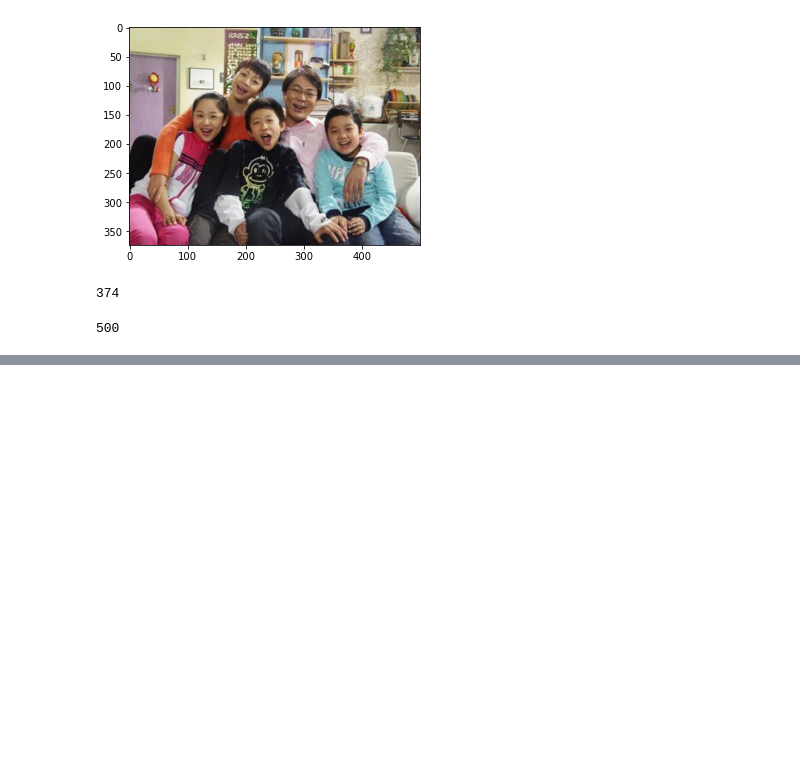
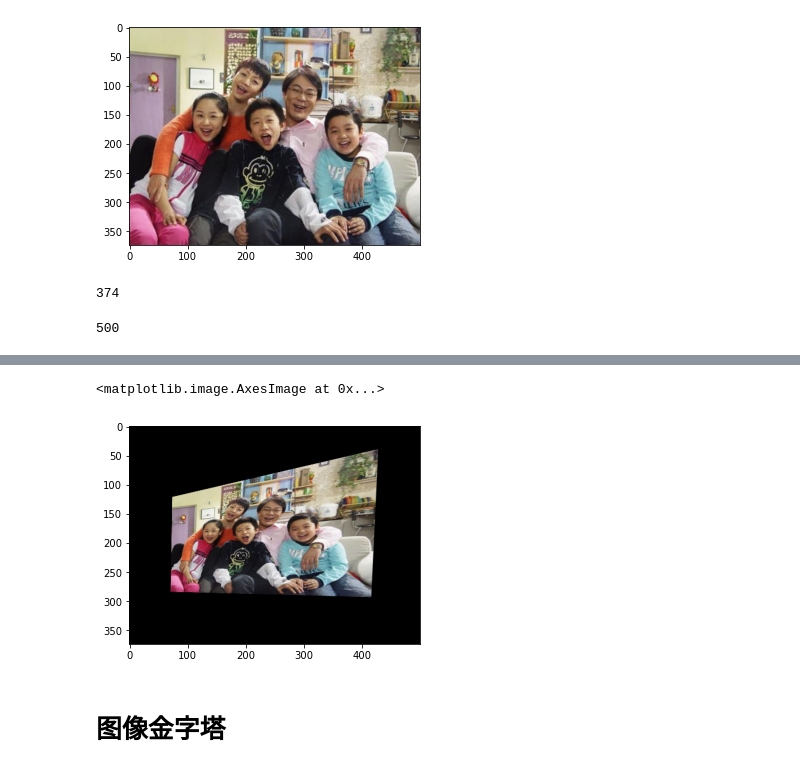
Before and after one commit to PlutoCtx/heima-OpenCV, a Jupyter notebook: 05几何变换.ipynb, the cells around one changed output, grey strips where cells are left out. Cells and saved outputs as stored; diff of their text form; code cells hidden in the pictures; blank space fills up the shorter version.

```diff
--- a/05几何变换.ipynb
+++ b/05几何变换.ipynb
@@ -67,0 +114,7 @@ plt.imshow(res2[:, :, ::-1])
+# %%
+plt.imshow(res5[:, :, ::-1])
+# %% [output]
+<matplotlib.image.AxesImage at 0x...>
+[figure, added]
+# %% [markdown]
+# 图像金字塔
```
Also changed, not shown: parts of 27 cells of this notebook, 1 other file.
